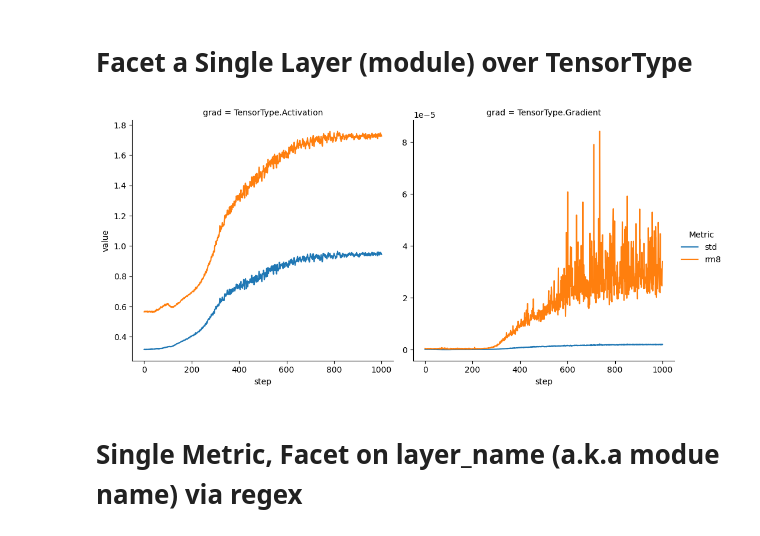
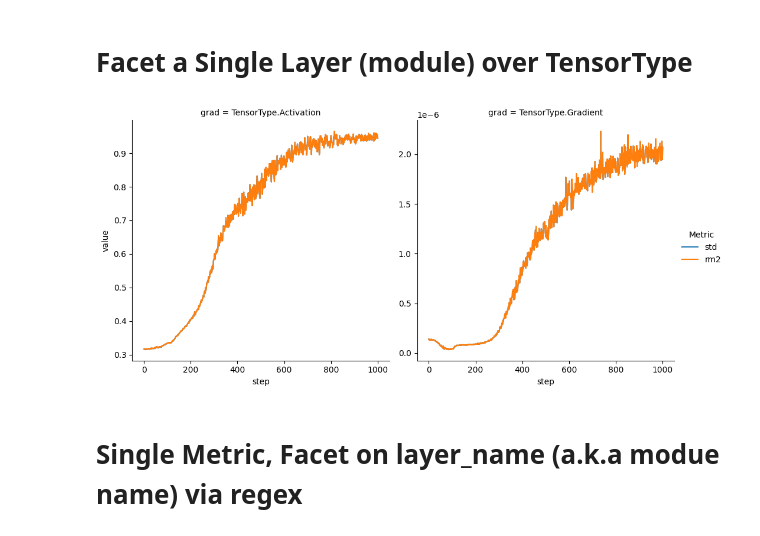
Before and after one commit to graphcore-research/track-and-visualize, a Jupyter notebook: notebooks/scalar-plotting.ipynb, the cells around one changed output. Saved outputs shown, nothing was run; the diff lists cells and outputs as text; code cells hidden in the pictures.

```diff
--- a/notebooks/scalar-plotting.ipynb
+++ b/notebooks/scalar-plotting.ipynb
@@ -15,13 +15,13 @@ df = read_pickle('../test-data/numerics_df_v3.pkl')
 # %%
 fg = vis.scalar_line(
     df=df,
     layer='layers.3.attention.wq',
     tt=None,
-    scalar_metric=['std', 'rm8'],
+    scalar_metric=['std', 'rm2'],
     kind='line'
 )
 # %% [output]
-[figure, old version]
+[figure, new version]
 # %% [markdown]
 # Single Metric, Facet on layer_name (a.k.a modue name) via regex
 # %%
```
Also changed, not shown: 5 other files.
